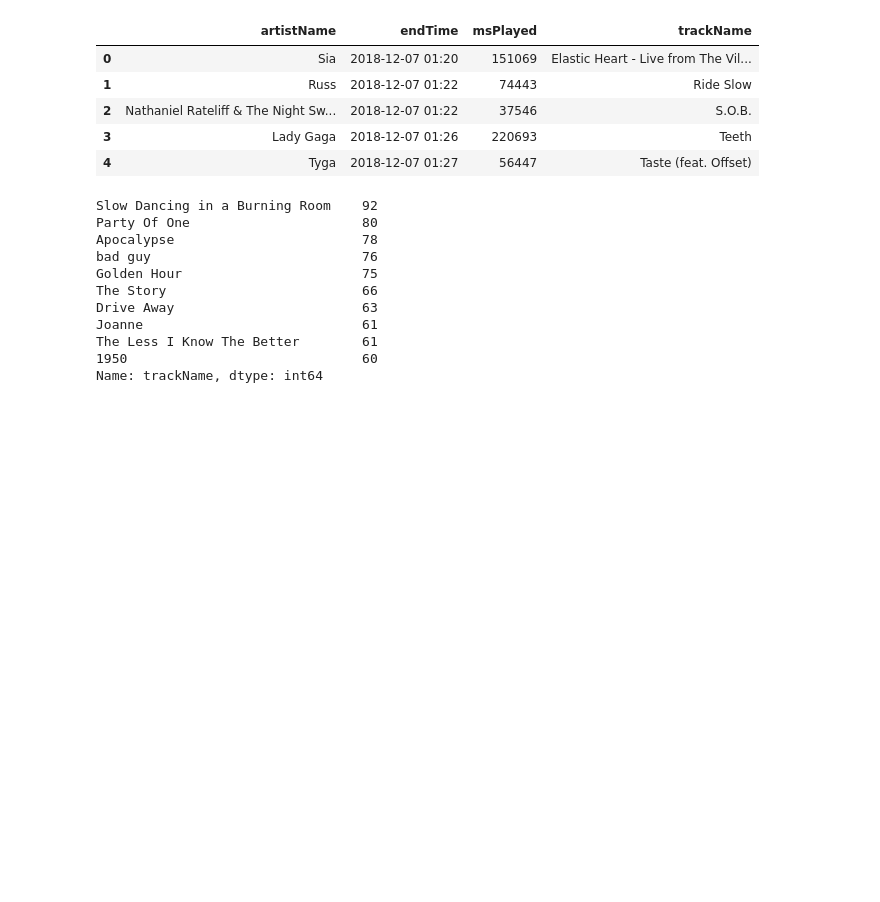
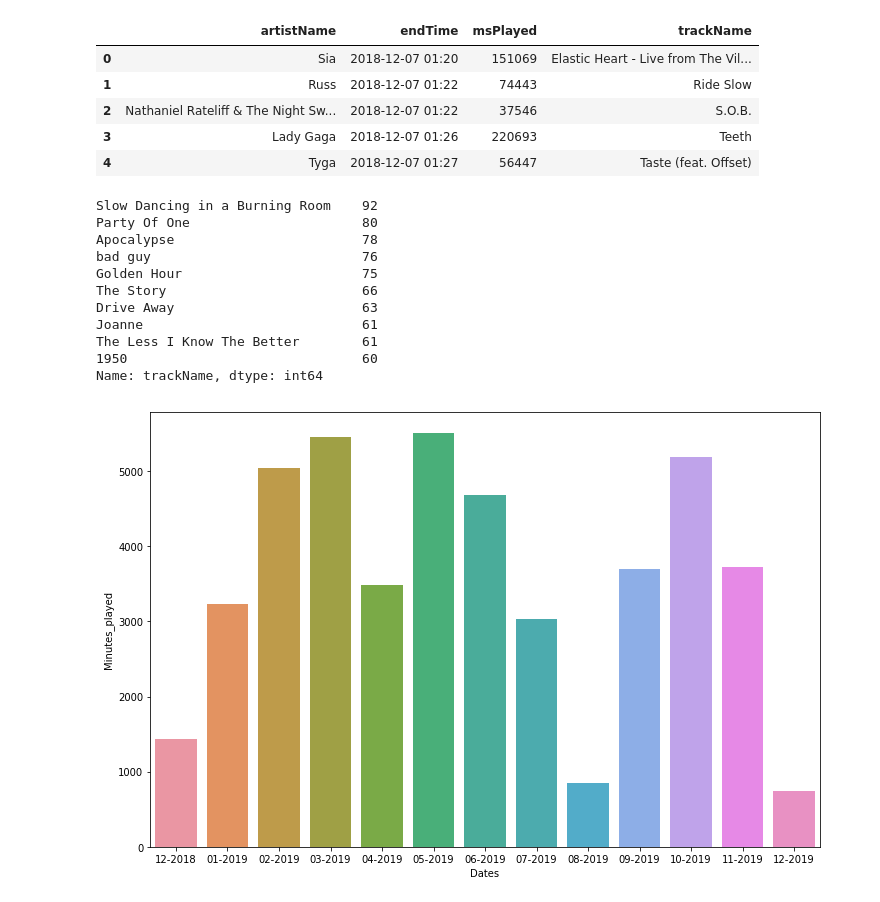
Before and after one commit to gabriellavinco/Spotify_Wrapped, a Jupyter notebook: spotifywrapped.ipynb, the cells around one changed output. Cells and saved outputs as stored; diff of their text form; code cells hidden in the pictures; blank space fills up the shorter version.

Commit message:
second commit
updated with graph and explanations

```diff
--- a/spotifywrapped.ipynb
+++ b/spotifywrapped.ipynb
@@ -202,0 +238,23 @@ Name: trackName, dtype: int64
+# %%
+# Creating minutes column and rounding to first decimal
+date_time_df["Minutes_played"] = date_time_df["Minutes_played"].round(1)
+date_time_df.drop(columns =['msPlayed'], inplace=True)
+# %%
+# Splitting date to individual parts and combining only month and year
+split_date = date_time_df["Date_played"].str.split("-", n = 2, expand = True)
+#split_date.head()
+date_time_df["Dates"] = split_date[1].map(str) + "-" + split_date[0]
+#date_time_df.head()
+date_time_df = date_time_df.drop(columns =["Date_played"])
+# %%
+# Grouping all dates into individual months and finding total time listened/month
+date_time_df = date_time_df.groupby(['Dates'], as_index=False).sum()
+# %%
+# Re-ordering dataframe
+date_time_df = date_time_df.iloc[[11, 0, 1, 2, 3, 4, 5, 6, 7, 8, 9, 10, 12]]
+# %%
+# Graph displaying minutes of spotify listened to per month for 2019
+plt.figure(figsize = (12, 8))
+time_listened_plot = sns.barplot(x = date_time_df["Dates"] , y = date_time_df["Minutes_played"])
+# %% [output]
+[figure, added]
```
Also changed, not shown: parts of 25 cells of this notebook.
